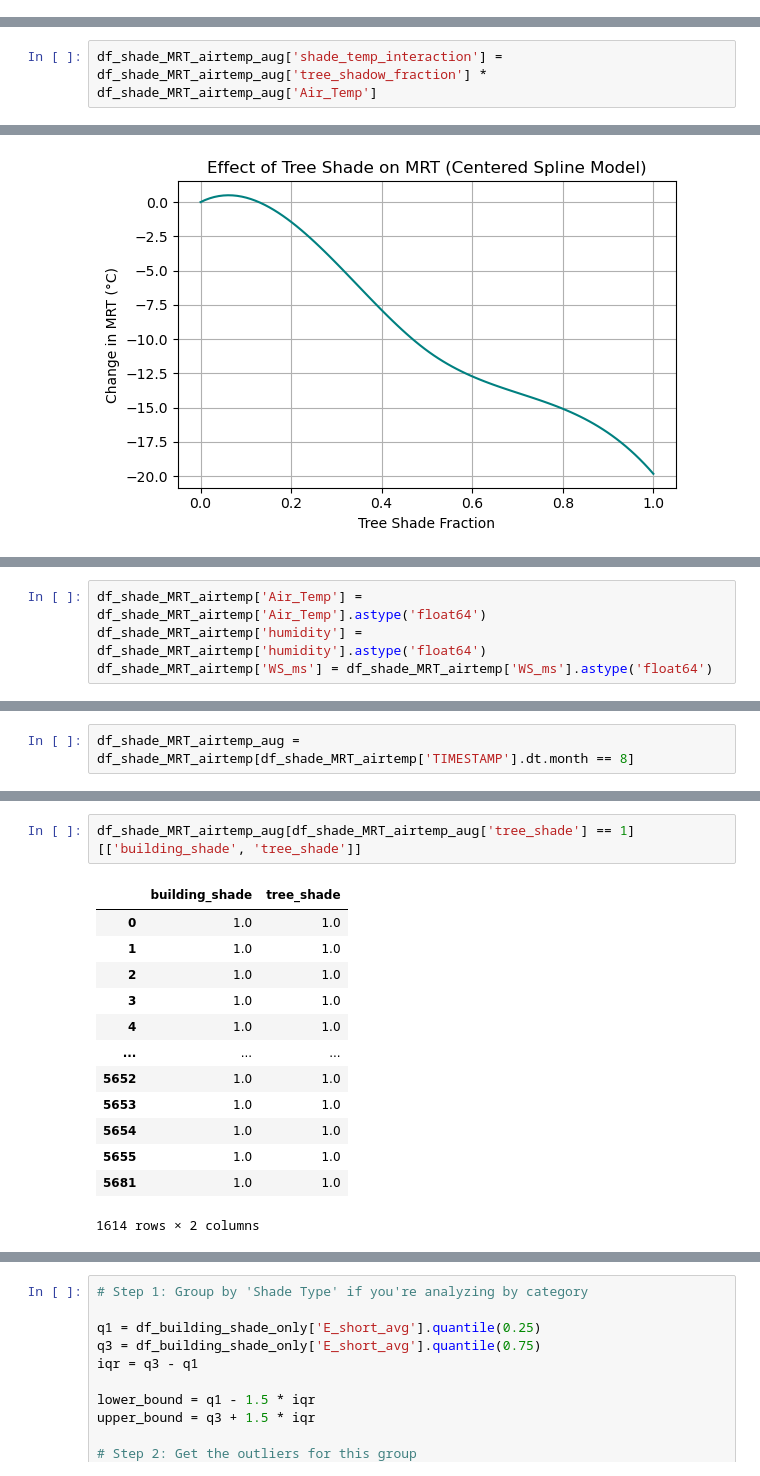
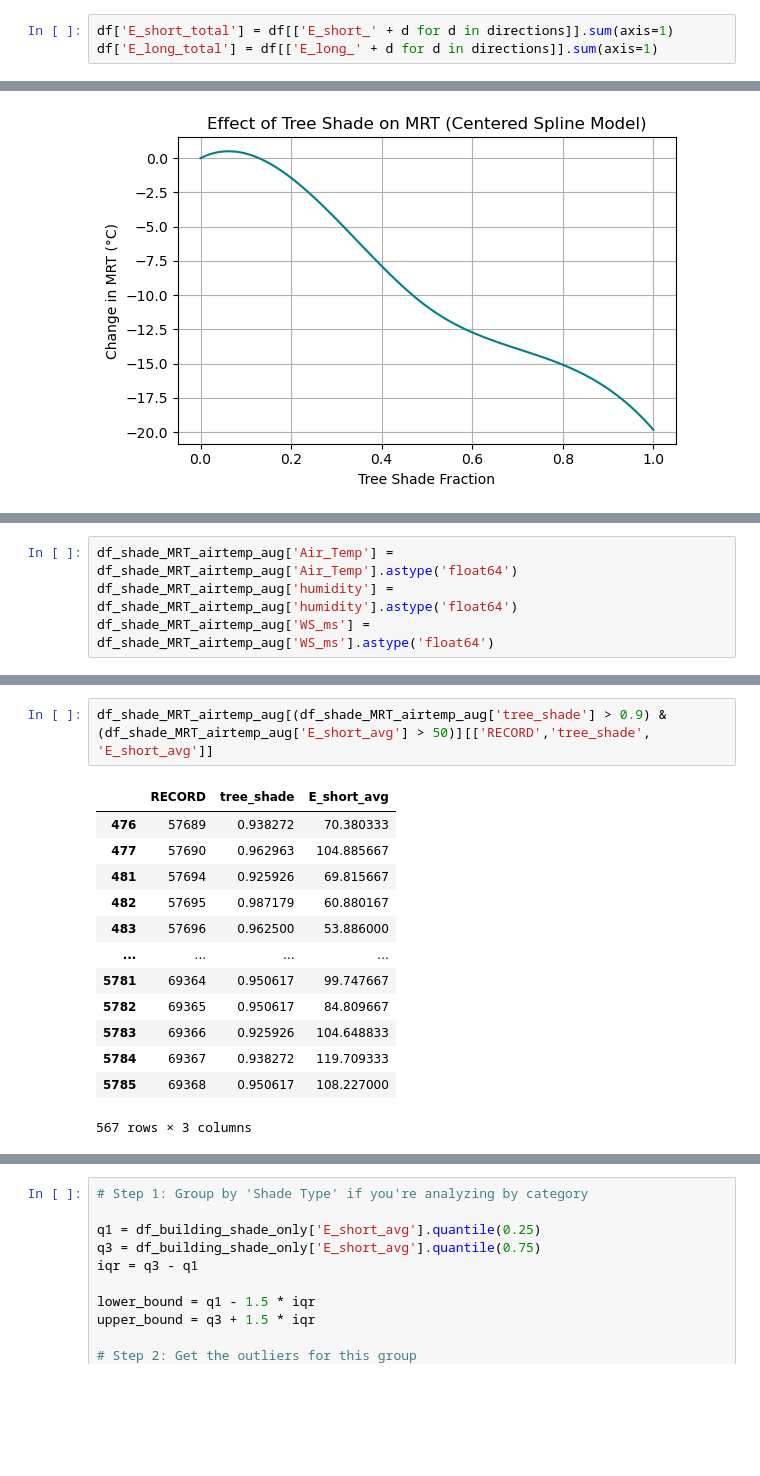
Before and after one commit to lukasbeuster/throwing_shade, a Jupyter notebook: code/climate_bike_exploration.ipynb, the cells around one changed output, grey strips where cells are left out. Cells and saved outputs as stored; diff of their text form; blank space fills up the shorter version.

```diff
--- a/code/climate_bike_exploration.ipynb
+++ b/code/climate_bike_exploration.ipynb
@@ -314,0 +306,3 @@ df['TIMESTAMP'] = pd.to_datetime(df['TIMESTAMP'])
+# %%
+df['E_short_total'] = df[['E_short_' + d for d in directions]].sum(axis=1)
+df['E_long_total'] = df[['E_long_' + d for d in directions]].sum(axis=1)
@@ -315,4 +312,2 @@ df['TIMESTAMP'] = pd.to_datetime(df['TIMESTAMP'])
 # %%
 df_shade_MRT_airtemp_aug = df[df['TIMESTAMP'].dt.month == 8]
-# %%
-df_shade_MRT_airtemp_aug['shade_temp_interaction'] = df_shade_MRT_airtemp_aug['tree_shadow_fraction'] * df_shade_MRT_airtemp_aug['Air_Temp']
@@ -558,5 +1643,5 @@ plt.show()
 # %%
-df_shade_MRT_airtemp['Air_Temp'] = df_shade_MRT_airtemp['Air_Temp'].astype('float64')
-df_shade_MRT_airtemp['humidity'] = df_shade_MRT_airtemp['humidity'].astype('float64')
-df_shade_MRT_airtemp['WS_ms'] = df_shade_MRT_airtemp['WS_ms'].astype('float64')
+df_shade_MRT_airtemp_aug['Air_Temp'] = df_shade_MRT_airtemp_aug['Air_Temp'].astype('float64')
+df_shade_MRT_airtemp_aug['humidity'] = df_shade_MRT_airtemp_aug['humidity'].astype('float64')
+df_shade_MRT_airtemp_aug['WS_ms'] = df_shade_MRT_airtemp_aug['WS_ms'].astype('float64')
 # %%
@@ -582,2 +1663,0 @@ dtype('<M8[ms]')
-# %%
-df_shade_MRT_airtemp_aug = df_shade_MRT_airtemp[df_shade_MRT_airtemp['TIMESTAMP'].dt.month == 8]
@@ -692,16 +1737,16 @@ Index(['RECORD', 'GPSData', 'Air_Temp', 'humidity', 'Qs_in', 'Qs_out',
 # %%
-df_shade_MRT_airtemp_aug[df_shade_MRT_airtemp_aug['tree_shade'] == 1][['building_shade', 'tree_shade']]
+df_shade_MRT_airtemp_aug[(df_shade_MRT_airtemp_aug['tree_shade'] > 0.9) & (df_shade_MRT_airtemp_aug['E_short_avg'] > 50)][['RECORD','tree_shade', 'E_short_avg']]
 # %% [output]
-|  | building_shade | tree_shade |
-| 0 | 1.0 | 1.0 |
-| 1 | 1.0 | 1.0 |
-| 2 | 1.0 | 1.0 |
-| 3 | 1.0 | 1.0 |
-| 4 | 1.0 | 1.0 |
-| ... | ... | ... |
-| 5652 | 1.0 | 1.0 |
-| 5653 | 1.0 | 1.0 |
-| 5654 | 1.0 | 1.0 |
-| 5655 | 1.0 | 1.0 |
-| 5681 | 1.0 | 1.0 |
+|  | RECORD | tree_shade | E_short_avg |
+| 476 | 57689 | 0.938272 | 70.380333 |
+| 477 | 57690 | 0.962963 | 104.885667 |
+| 481 | 57694 | 0.925926 | 69.815667 |
+| 482 | 57695 | 0.987179 | 60.880167 |
+| 483 | 57696 | 0.962500 | 53.886000 |
+| ... | ... | ... | ... |
+| 5781 | 69364 | 0.950617 | 99.747667 |
+| 5782 | 69365 | 0.950617 | 84.809667 |
+| 5783 | 69366 | 0.925926 | 104.648833 |
+| 5784 | 69367 | 0.938272 | 119.709333 |
+| 5785 | 69368 | 0.950617 | 108.227000 |
-1614 rows × 2 columns
+567 rows × 3 columns
```
Also changed, not shown: parts of 80 cells of this notebook, 7 other files.
